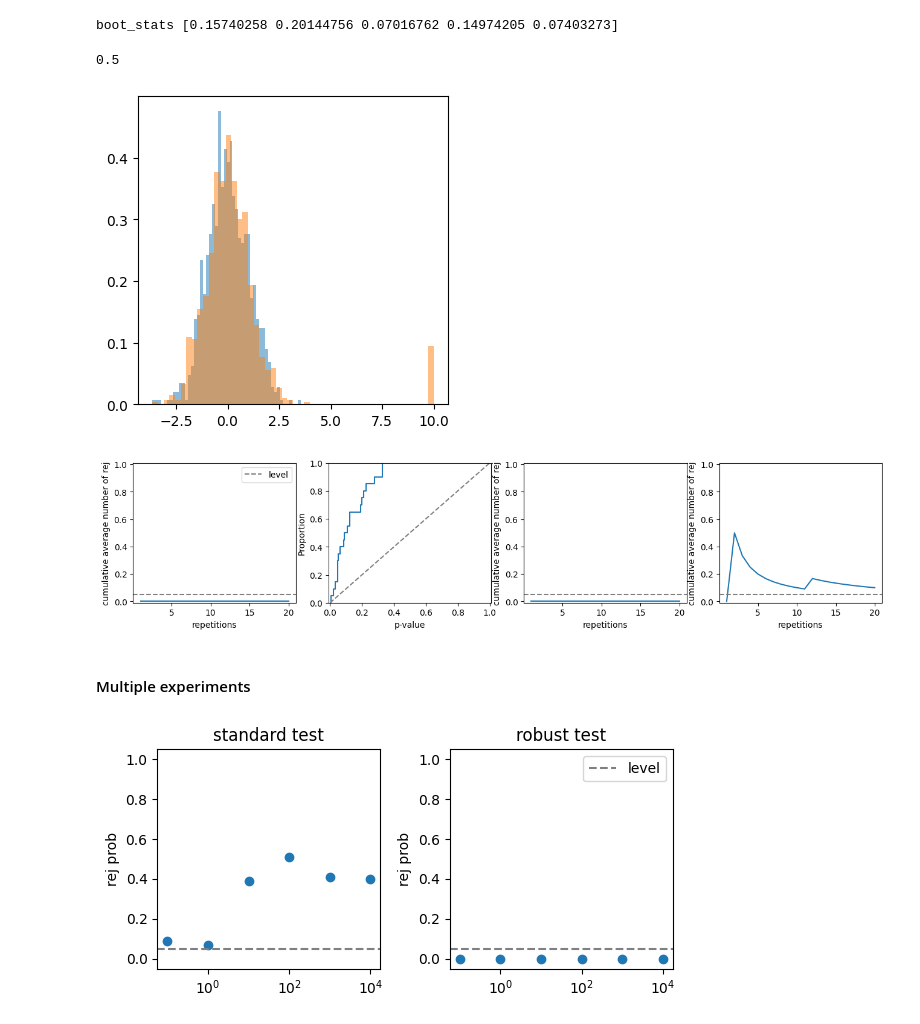
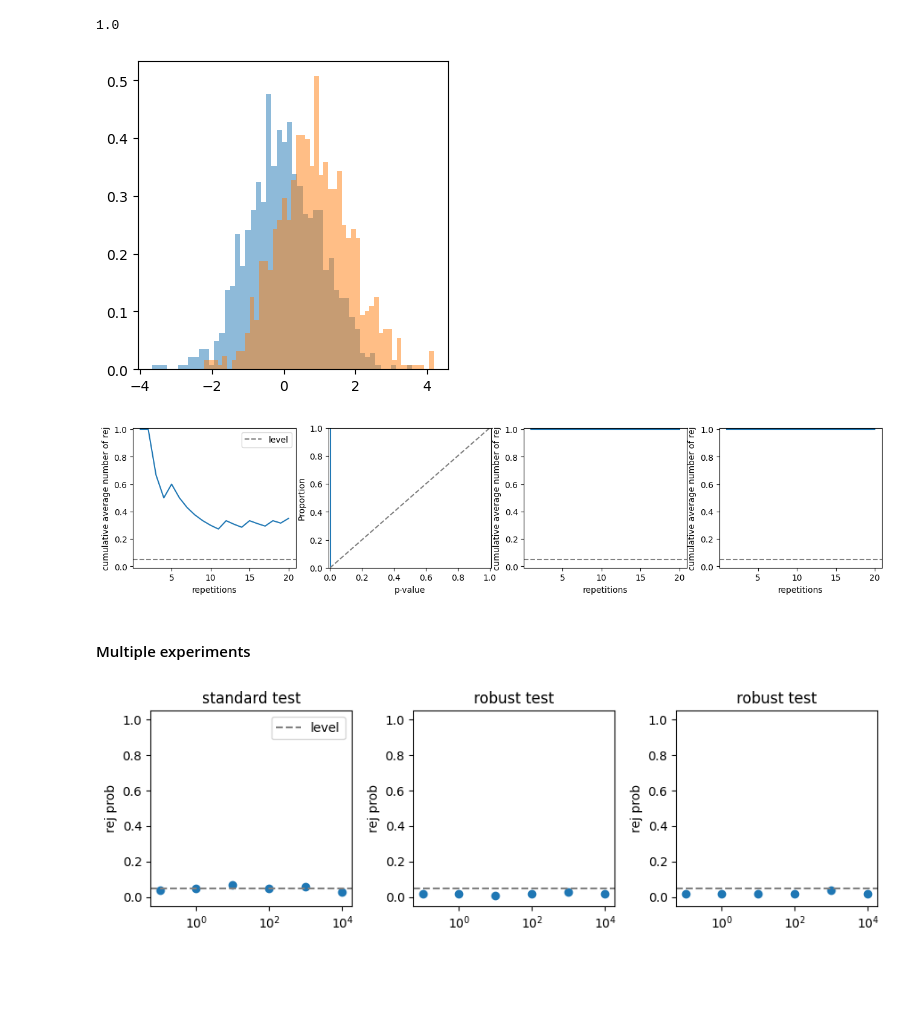
Before and after one commit to XingLLiu/robust-kernel-test, a Jupyter notebook: notebooks/MMD.ipynb, the cells around one changed output. Saved outputs shown, nothing was run; the diff lists cells and outputs as text; code cells hidden in the pictures; blank space fills up the shorter version.

```diff
--- a/notebooks/MMD.ipynb
+++ b/notebooks/MMD.ipynb
@@ -14,7 +16,7 @@ import src.bootstrap as boot
 np.random.seed(2024)
 # %%
 dim = 1
-n = 1000
+n = 50
 
 x_sample = np.random.multivariate_normal(np.zeros((dim,)), np.eye(dim), n)
 
@@ -37,12 +37,10 @@ pval
 # %%
 bootstrap = boot.WildBootstrap(mmd, ndraws=5)
 pval = bootstrap.pval(x_sample, y_sample)
-# %% [output]
-boot_stats [0.15740258 0.20144756 0.07016762 0.14974205 0.07403273]
 # %%
 pval
 # %% [output]
-0.5
+1.0
 # %%
 def mmd_experiment_single(kernel_class, Xs, Ys, eps, nboot=500, alpha=0.05):
     res = {
@@ -61,7 +59,7 @@ def mmd_experiment_single(kernel_class, Xs, Ys, eps, nboot=500, alpha=0.05):
         # 1. deviation bound
         rej = float(threshold < val)
 
-        # 2. bootstrap
+        # 2. standard bootstrap
         bootstrap = boot.WildBootstrap(mmd, ndraws=nboot)
         pval = bootstrap.pval(X, Y)
 
@@ -102,7 +100,7 @@ def mmd_experiment(kernel_class, Xs, Ys, eps0, keys, nboot=500):
     """
     res = {}
     for Xs_i, Ys_i, kk in zip(Xs, Ys, keys):
-        res[kk] = mmd_experiment_single(kernel_class, Xs_i, Ys_i, eps0)
+        res[kk] = mmd_experiment_single(kernel_class, Xs_i, Ys_i, eps0, nboot=nboot)
 
     return res
 # %%
@@ -114,18 +112,18 @@ mean1 = np.zeros((dim,))
 mean2 = np.zeros((dim,)) + 0.8
 
 ### Gaussian loc
+Xs = np.random.multivariate_normal(mean1, np.eye(dim), (nrep, n))
+
+Ys = np.random.multivariate_normal(mean2, np.eye(dim), (nrep, n))
+
+### Gaussian contam
 # Xs = np.random.multivariate_normal(mean1, np.eye(dim), (nrep, n))
 
-# Ys = np.random.multivariate_normal(mean2, np.eye(dim), (nrep, n))
-
-### Gaussian contam
-Xs = np.random.multivariate_normal(mean1, np.eye(dim), (nrep, n))
-
-eps = 0.025 # 0.28
-outlier = 10
-mask = np.random.binomial(1, eps, (nrep, n))
-clean_samples = np.random.multivariate_normal(mean1, np.eye(dim), (nrep, n))
-Ys = np.where(np.expand_dims(mask, -1), np.ones_like(clean_samples) * outlier, clean_samples)
+# eps = 0.025 # 0.28
+# outlier = 10
+# mask = np.random.binomial(1, eps, (nrep, n))
+# clean_samples = np.random.multivariate_normal(mean1, np.eye(dim), (nrep, n))
+# Ys = np.where(np.expand_dims(mask, -1), np.ones_like(clean_samples) * outlier, clean_samples)
 
 ### mixture of Gaussian and t
 # Xs = np.random.multivariate_normal(mean1, np.eye(dim), (nrep, n))
@@ -143,7 +141,7 @@ fig, ax = plt.subplots(nrows=1, ncols=1, figsize=(4, 4))
 _ = ax.hist(Xs[0, :, 0], bins=50, label="X", alpha=0.5, density=True)
 _ = ax.hist(Ys[0, :, 0], bins=50, label="Y", alpha=0.5, density=True)
 # %% [output]
-[figure, old version]
+[figure, new version]
 # %%
 res = mmd_experiment_single(kernel_class, Xs, Ys, eps=eps, nboot=500)
 # %%
@@ -182,7 +180,7 @@ if len(res["relaxed"]["rej"]) > 0:
     ax.set_xlabel("repetitions")
     ax.set_ylabel("cumulative average number of rej")
 # %% [output]
-[figure, old version]
+[figure, new version]
 # %% [markdown]
 #### Multiple experiments
 # %%
@@ -223,32 +221,32 @@ rej_prob = [np.mean(res[kk]["boot"]["rej"]) for kk in keys]
 ax.scatter(keys, rej_prob)
 ax.axhline(0.05, color="grey", linestyle="--", label="level")
 ax.set_xscale("log")
 ax.set_ylim(-0.05, 1.05)
 ax.set_xlabel("")
 ax.set_ylabel("rej prob")
 ax.set_title("standard test")
 
 ax = axes[1]
 rej_prob = [np.mean(res[kk]["robust"]["rej"]) for kk in keys]
 ax.scatter(keys, rej_prob)
 ax.axhline(0.05, color="grey", linestyle="--", label="level")
 ax.set_xscale("log")
 ax.set_ylim(-0.05, 1.05)
 ax.set_xlabel("")
 ax.set_ylabel("rej prob")
 ax.set_title("robust test")
 
-ax = axes[1]
+ax = axes[2]
 rej_prob = [np.mean(res[kk]["relaxed"]["rej"]) for kk in keys]
 ax.scatter(keys, rej_prob)
 ax.axhline(0.05, color="grey", linestyle="--", label="level")
 ax.set_xscale("log")
 ax.set_ylim(-0.05, 1.05)
 ax.set_xlabel("")
 ax.set_ylabel("rej prob")
 ax.set_title("robust test")
 
 _ = axes[0].legend()
 _ = plt.tight_layout()
 # %% [output]
-[figure, old version]
+[figure, new version]
```
Also changed, not shown: parts of 36 cells of this notebook, 4 other files.
